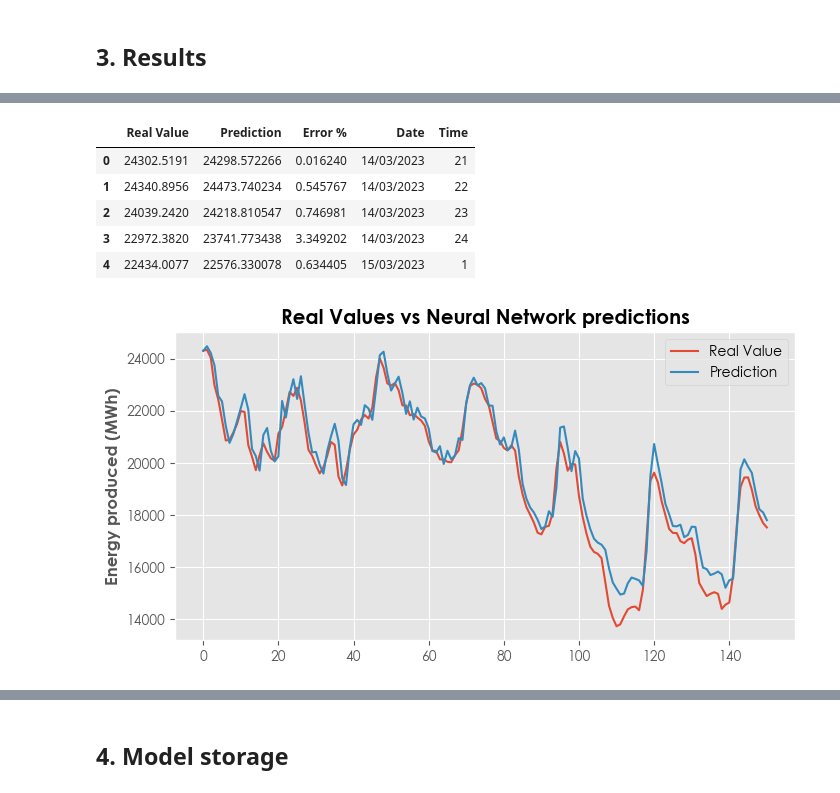
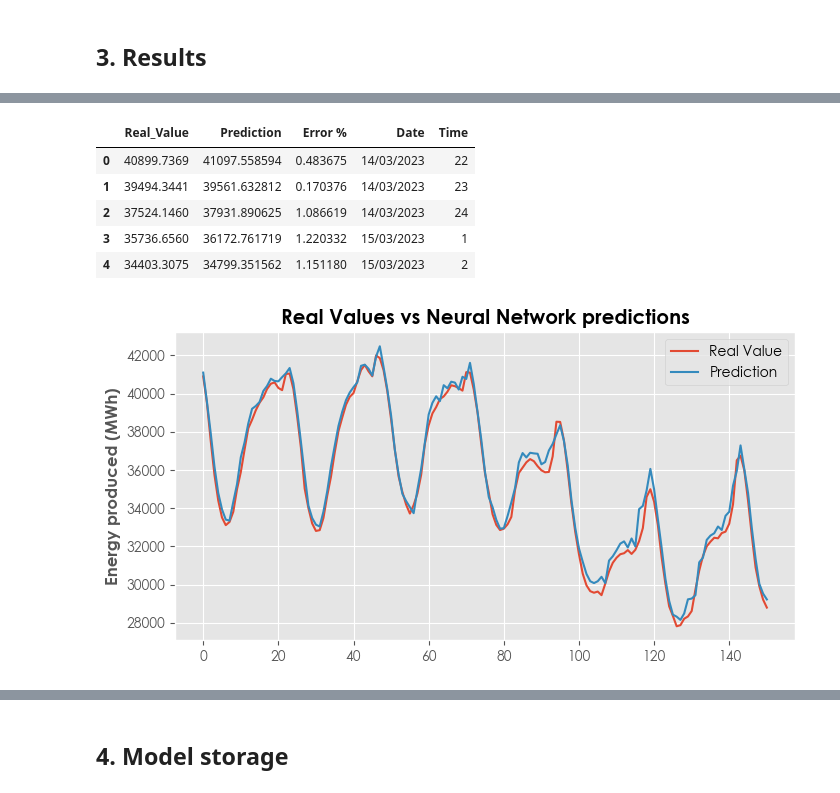
Before and after one commit to Ivanco19/Electric_Generation_Mexico, a Jupyter notebook: NN_Modeling/neural_network_model.ipynb, the cells around one changed output, grey strips where cells are left out. Cells and saved outputs as stored; diff of their text form; code cells hidden in the pictures.

```diff
--- a/NN_Modeling/neural_network_model.ipynb
+++ b/NN_Modeling/neural_network_model.ipynb
@@ -62,10 +62,10 @@ def create_sequences(data, n_steps):
 # %%
 # Data normalization
 scaler = MinMaxScaler(feature_range=(0,1))
-data = scaler.fit_transform(electric_generation_df[['CombinedCycle']])
+data = scaler.fit_transform(electric_generation_df[['Total (MWh)']])
 # %%
 # Use the last 5 hours to predict the next hour
-n_steps = 5
+n_steps = 10
 
 # Create temporaly sequences
 X, y = create_sequences(data, n_steps)
@@ -85,15 +85,15 @@ X_test = X_test.reshape((X_test.shape[0], X_test.shape[1], 1))
 modelo = Sequential()
 
 # Add first LSTM layer and dropout regularization (10%)
-modelo.add(LSTM(units = 50, return_sequences = True, activation='relu', input_shape=(X_train.shape[1], 1)))
+modelo.add(LSTM(units = 70, return_sequences = True, activation='relu', input_shape=(X_train.shape[1], 1)))
 modelo.add(Dropout(0.1))
 
 # Add second LSTM layer and dropout regularization (10%)
-modelo.add(LSTM(units = 80, return_sequences = True))
+modelo.add(LSTM(units = 100, return_sequences = True))
 modelo.add(Dropout(0.1))
 
 # Add third LSTM layer and dropout regularization (10%)
-modelo.add(LSTM(units = 50))
+modelo.add(LSTM(units = 70))
 modelo.add(Dropout(0.1))
 
 # Add output layer
@@ -160,31 +159,31 @@ predictions_df = pd.DataFrame({'Real_Value': y_test_real.flatten(), 'Prediction'
 predictions_df['Error %'] = abs(predictions_df['Real_Value'] - predictions_df['Prediction'])*100/predictions_df['Real_Value']
 
 # Add datetime column
-date = electric_generation_df.iloc[int(len(electric_generation_df)*0.8) + 1:]['Date']
-time = electric_generation_df.iloc[int(len(electric_generation_df)*0.8) + 1:]['Time']
+date = electric_generation_df.iloc[int(len(electric_generation_df)*0.8)+ 2:]['Date']
+time = electric_generation_df.iloc[int(len(electric_generation_df)*0.8)+ 2:]['Time']
 predictions_df['Date'] = date.values
 predictions_df['Time'] = time.values
 
 # Show the predictions dataframe
 predictions_df.head()
 # %% [output]
-|  | Real Value | Prediction | Error % | Date | Time |
-| 0 | 24302.5191 | 24298.572266 | 0.016240 | 14/03/2023 | 21 |
-| 1 | 24340.8956 | 24473.740234 | 0.545767 | 14/03/2023 | 22 |
-| 2 | 24039.2420 | 24218.810547 | 0.746981 | 14/03/2023 | 23 |
-| 3 | 22972.3820 | 23741.773438 | 3.349202 | 14/03/2023 | 24 |
-| 4 | 22434.0077 | 22576.330078 | 0.634405 | 15/03/2023 | 1 |
+|  | Real_Value | Prediction | Error % | Date | Time |
+| 0 | 40899.7369 | 41097.558594 | 0.483675 | 14/03/2023 | 22 |
+| 1 | 39494.3441 | 39561.632812 | 0.170376 | 14/03/2023 | 23 |
+| 2 | 37524.1460 | 37931.890625 | 1.086619 | 14/03/2023 | 24 |
+| 3 | 35736.6560 | 36172.761719 | 1.220332 | 15/03/2023 | 1 |
+| 4 | 34403.3075 | 34799.351562 | 1.151180 | 15/03/2023 | 2 |
 # %%
 # For spacing reasons, plot just first 150 hours of real values and predictions in the same visualization
 plt.figure(figsize = (8, 4))
-plt.plot(predictions_df['Real Value'].loc[:150], label='Real Value')
+plt.plot(predictions_df['Real_Value'].loc[:150], label='Real Value')
 plt.plot(predictions_df['Prediction'].loc[:150], label='Prediction')
 plt.title('Real Values vs Neural Network predictions', fontweight = 'bold')
 plt.ylabel('Energy produced (MWh)', fontweight = 'bold')
 plt.legend()
 plt.show()
 # %% [output]
-[figure, old version]
+[figure, new version]
 # %%
 # Calculate relevant metrics (RMSE, R²)
 rmse_2 = np.sqrt(mean_squared_error(y_test_real, y_test_predictions))
```
Also changed, not shown: parts of 9 cells of this notebook, 7 other files.
